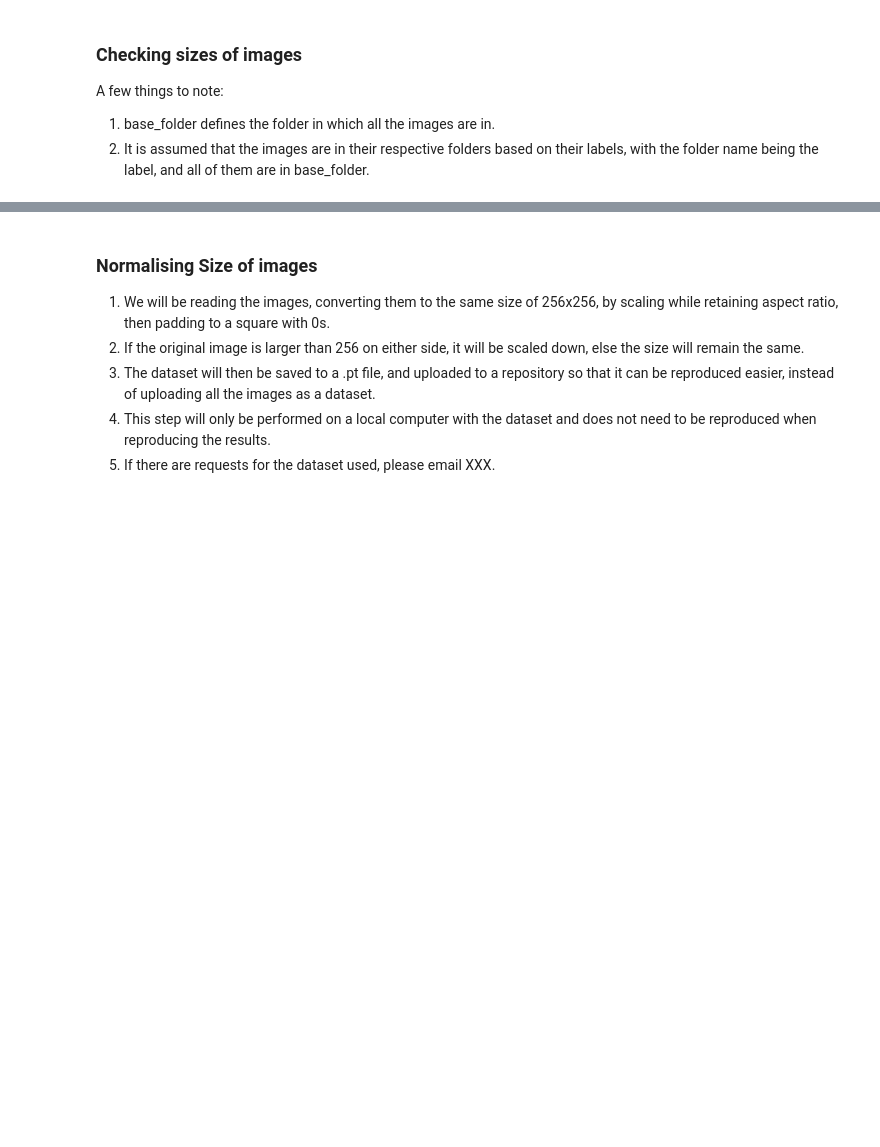
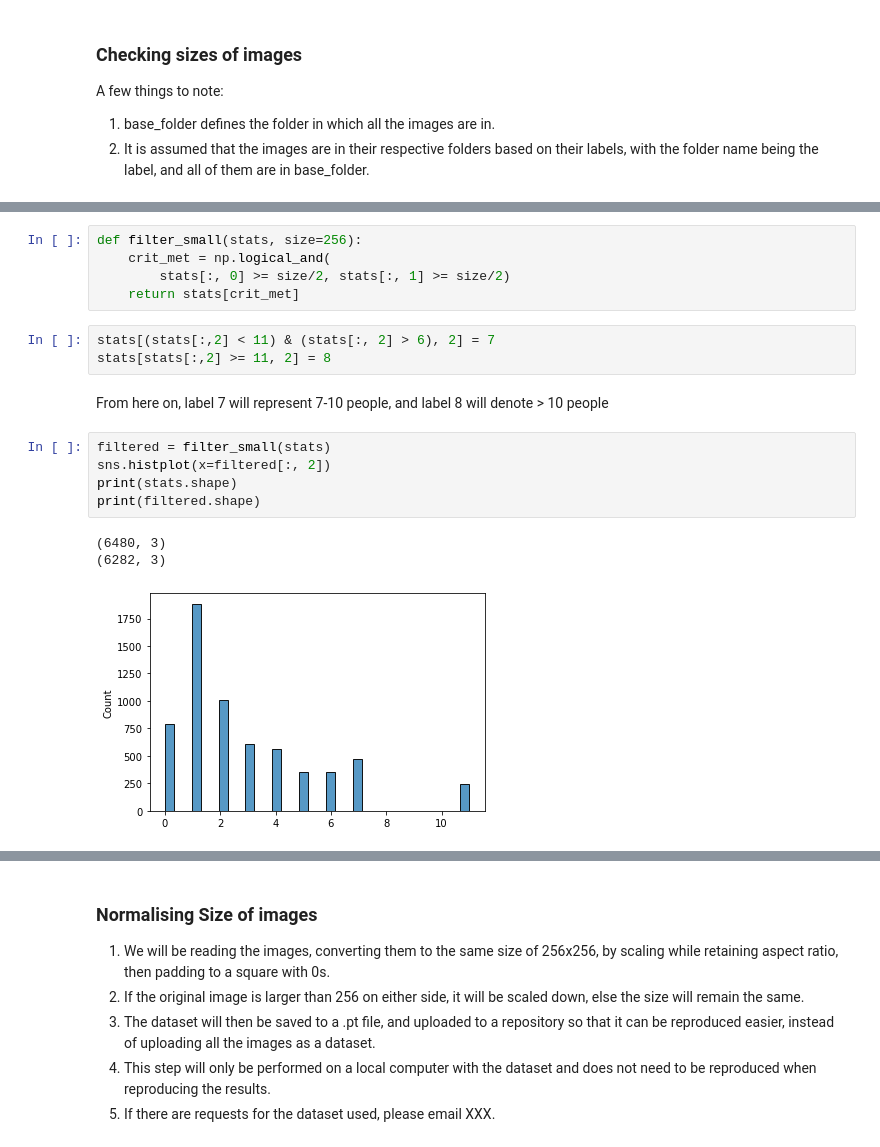
Before and after one commit to ClementNgZiQian/CS4243_2122S2_Project, a Jupyter notebook: CS4243 Project.ipynb, the cells around one changed output, grey strips where cells are left out. Cells and saved outputs as stored; diff of their text form; blank space fills up the shorter version.

```diff
--- a/CS4243 Project.ipynb
+++ b/CS4243 Project.ipynb
@@ -69,0 +85,19 @@ Most of the images lie within a boundary of 0.5 to 1.5 in aspect ratios, and sin
+# %%
+def filter_small(stats, size=256):
+    crit_met = np.logical_and(
+        stats[:, 0] >= size/2, stats[:, 1] >= size/2)
+    return stats[crit_met]
+# %%
+stats[(stats[:,2] < 11) & (stats[:, 2] > 6), 2] = 7
+stats[stats[:,2] >= 11, 2] = 8
+# %% [markdown]
+From here on, label 7 will represent 7-10 people, and label 8 will denote > 10 people
+# %%
+filtered = filter_small(stats)
+sns.histplot(x=filtered[:, 2])
+print(stats.shape)
+print(filtered.shape)
+# %% [output]
+(6480, 3)
+(6282, 3)
+[figure, added]
```
Also changed, not shown: parts of 28 cells of this notebook.
